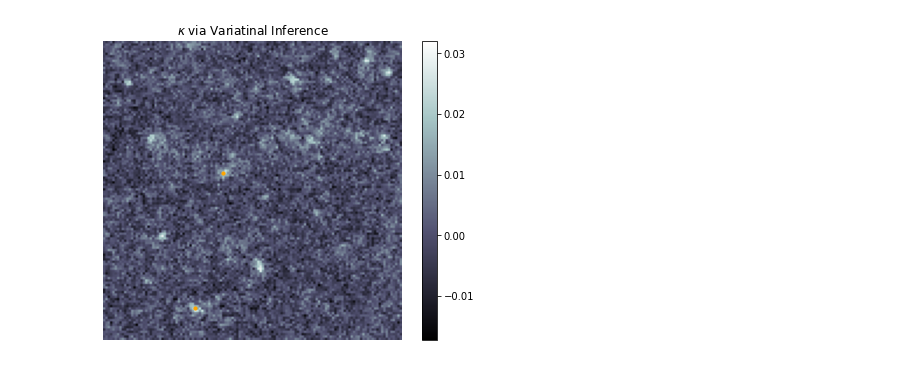
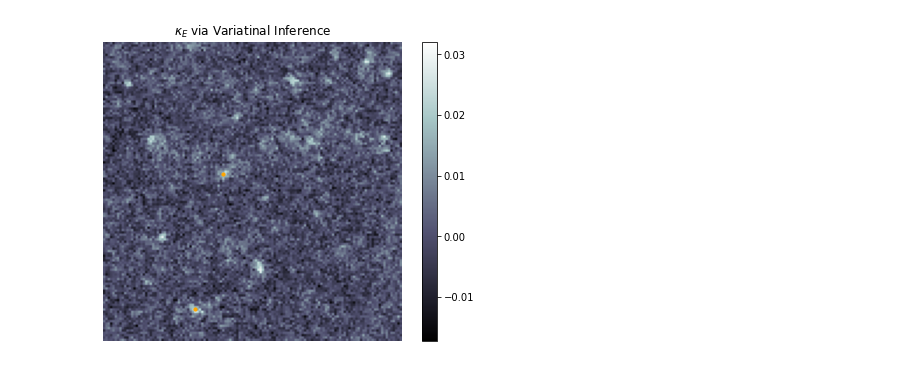
Before and after one commit to CosmoStat/jax-lensing, a Jupyter notebook: notebooks/multivariate-gaussian-vi.ipynb, the cells around one changed output. Cells and saved outputs as stored; diff of their text form; code cells hidden in the pictures.

```diff
--- a/notebooks/multivariate-gaussian-vi.ipynb
+++ b/notebooks/multivariate-gaussian-vi.ipynb
@@ -124,10 +130,9 @@ kE, kB = kappa[:kappa.shape[0]//2], kappa[kappa.shape[0]//2:]
 kE, kB = jnp.reshape(kE, (128, 128)), jnp.reshape(kB, (128, 128))
 # %%
 x, y, h = find_peaks2d(kE, threshold=0.03, include_border=True)
-
 # Plot peak positions over the convergence
-plot_convergence(kE, x, y, title='$\kappa$ via Variatinal Inference')
+plot_convergence(kE, x, y, title='$\kappa_E$ via Variatinal Inference')
 
 plt.show()
 # %% [output]
-[figure, old version]
+[figure, new version]
```
Also changed, not shown: parts of 3 cells of this notebook.
